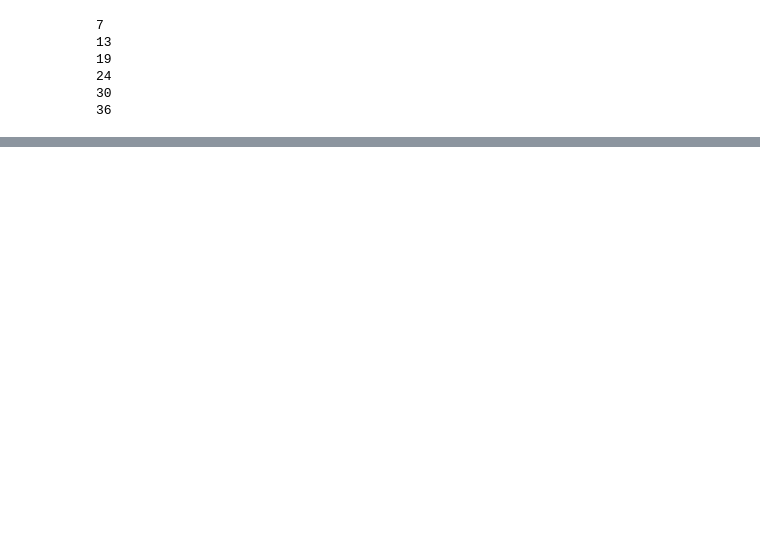
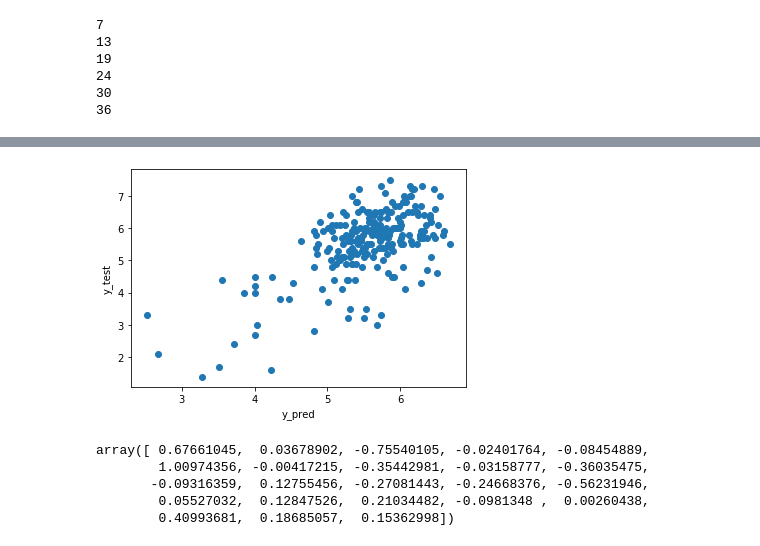
Before and after one commit to rilianx/Research, a Jupyter notebook: docs/Predicción actual/Datos de experimento/Por semestre/Experimento por semestre np.ipynb, the cells around one changed output, grey strips where cells are left out. Saved outputs shown, nothing was run; the diff lists cells and outputs as text; code cells hidden in the pictures; blank space fills up the shorter version.

```diff
--- a/docs/Predicción actual/Datos de experimento/Por semestre/Experimento por semestre np.ipynb
+++ b/docs/Predicción actual/Datos de experimento/Por semestre/Experimento por semestre np.ipynb
@@ -995,4 +905,5 @@ R2: 0.20307162843699747
 # %%
 datalab3_shuffle = datalab3_norm.sample(frac=1,random_state=1).reset_index(drop=True)
-selected_features_rfr_3 = run_process(datalab3_shuffle,grid_rfr)
-selected_features_rfr_3
+datalab3_shuffle=datalab3_shuffle[datalab3_shuffle.np>1]
+#selected_features_rfr_3 = run_process(datalab3_shuffle,grid_rfr)
+selected_features_rfr_3 = ['a_lab3', 'cer_lab3', 'actq1_lab3', 'actq3_lab3', 'mean(qmsr$_lab3)']
@@ -1008,4 +910,5 @@ R2: 0.226405603379088
 # %%
 datalab4_shuffle = datalab4_norm.sample(frac=1,random_state=1).reset_index(drop=True)
-selected_features_rfr_4 = run_process(datalab4_shuffle,grid_rfr)
-selected_features_rfr_4
+datalab4_shuffle=datalab4_shuffle[datalab4_shuffle.np>1]
+#selected_features_rfr_4 = run_process(datalab4_shuffle,grid_rfr)
+selected_features_rfr_4 = ['norm_log(dis_lab4)', 'cer_lab4', 'max(qme$_lab4)', 'mean(qmsr$_lab4)', 'avgtime_lab4']
@@ -1288,0 +1365,4 @@ R2: 0.16216183506677656
+# %%
+dataset_shuffle = dataset.sample(frac=1,random_state=1).reset_index(drop=True)
+dataset_shuffle=dataset_shuffle[dataset_shuffle.np>1]
+att=run_process(dataset_shuffle,grid_lr)
@@ -1288,0 +1374,8 @@ R2: 0.16216183506677656
+# %%
+X, y = dataset_shuffle.drop(TARGET, axis=1), np.array(dataset_shuffle[TARGET])
+X = X[X.columns.delete(0)]
+X_train, X_test, y_train, y_test = train_test_split(X, y, test_size=0.33, random_state=40)
+
+grid_lr.best_estimator_.fit(X_train,y_train)
+ypred = grid_lr.best_estimator_.predict(X_test)
+grid_lr.best_estimator_.score(X_test,y_test)
@@ -1288,0 +1409,23 @@ R2: 0.16216183506677656
+# %%
+import matplotlib.pyplot as plt
+lm = LinearRegression()
+lm.fit(X,y)
+ypred = lm.predict(X)
+
+
+plt.scatter(ypred,y)
+plt.xlabel('y_pred')
+plt.ylabel('y_test')
+#plt.savefig('pruebas_rf_1234_0.3.png')
+plt.show()
+# %% [output]
+[figure, added]
+# %%
+grid_lr.best_estimator_.coef_
+grid_lr.best_estimator_.
+# %% [output]
+array([ 0.67661045,  0.03678902, -0.75540105, -0.02401764, -0.08454889,
+        1.00974356, -0.00417215, -0.35442981, -0.03158777, -0.36035475,
+       -0.09316359,  0.12755456, -0.27081443, -0.24668376, -0.56231946,
+        0.05527032,  0.12847526,  0.21034482, -0.0981348 ,  0.00260438,
+        0.40993681,  0.18685057,  0.15362998])
```
Also changed, not shown: parts of 52 cells of this notebook, 48 other files.
